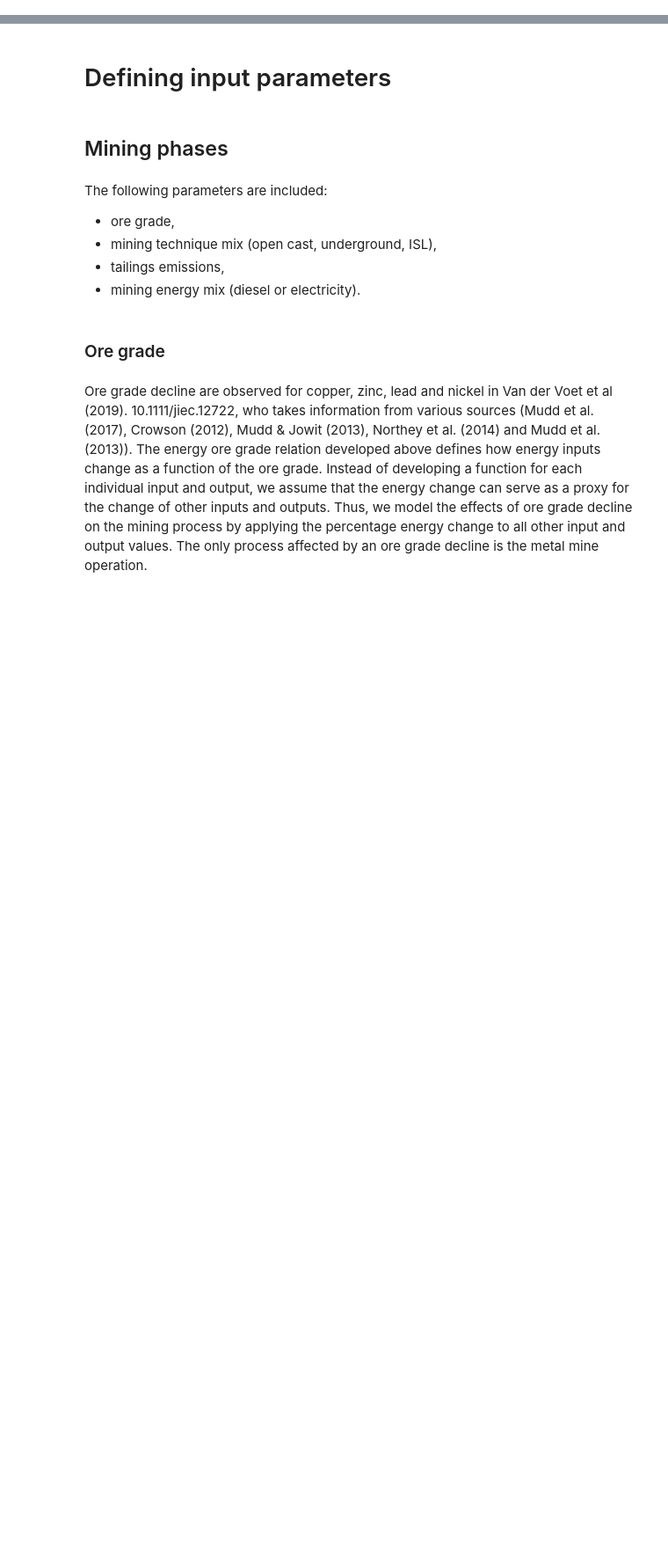
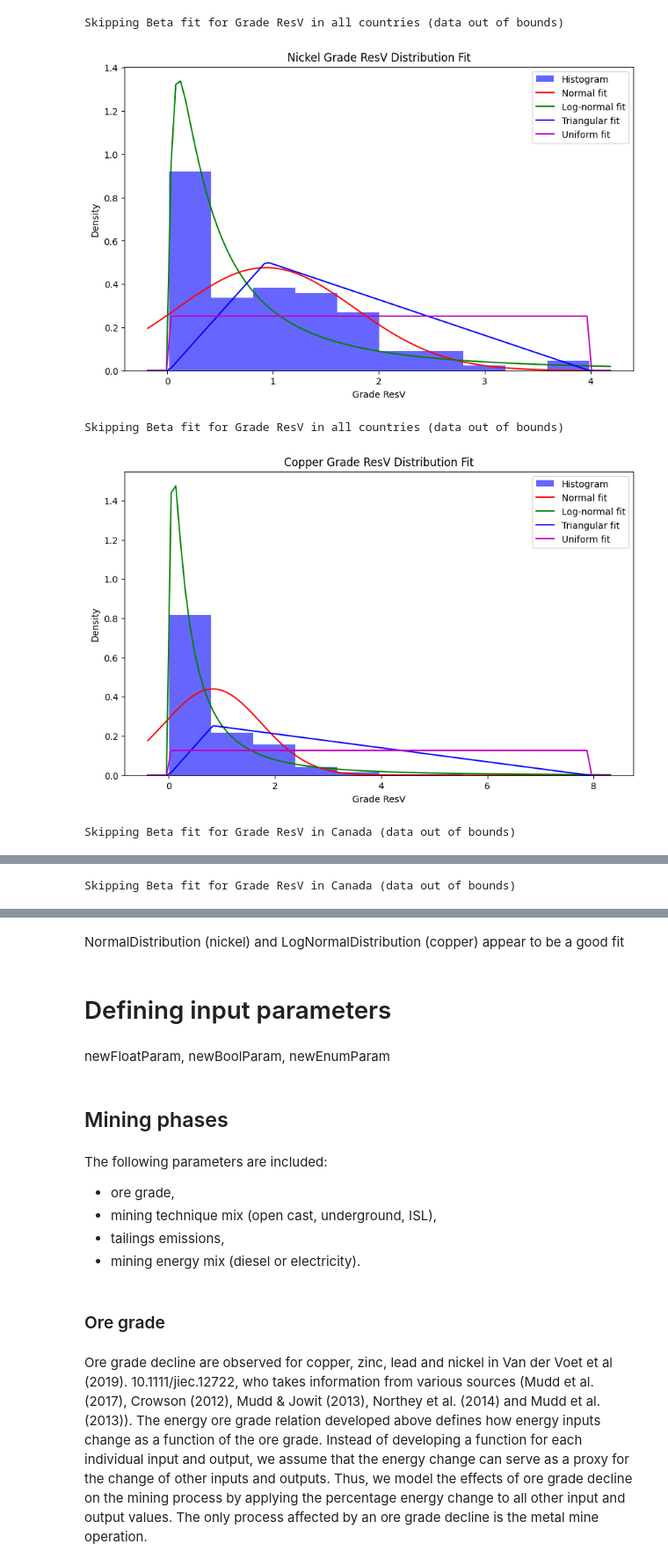
Before and after one commit to marpellan/regional_minerals_sustainability, a Jupyter notebook: 2. LCI_parametrization.ipynb, the cells around one changed output, grey strips where cells are left out. Shown at 88% size. Drawn from its saved outputs; the diff is of its cells as text; code cells hidden in the pictures; blank space fills up the shorter version.

Commit message:
Continue with regioinvent Progress with lca algebraic Ore grade WIP

```diff
--- a/2. LCI_parametrization.ipynb
+++ b/2. LCI_parametrization.ipynb
@@ -39,0 +60,3 @@ resetParams()
+# %%
+df_nickel = pd.read_excel(r'data/data_metals_pellan.xlsx', sheet_name='Mudd2014_ni')
+df_copper = pd.read_excel(r'data/data_metals_pellan.xlsx', sheet_name='Mudd2018_cop')
@@ -39,0 +121,12 @@ resetParams()
+# %%
+# Using the function for Nickel and Copper grades for all regions and Canada
+nickel_resv = plot_grade_statistics(df_nickel, 'Grade ResV', 'Nickel')
+copper_resv = plot_grade_statistics(df_copper, 'Grade ResV', 'Copper')
+nickel_resv_can = plot_grade_statistics(df_nickel, 'Grade ResV', 'Nickel', country='Canada')
+copper_resv_can = plot_grade_statistics(df_copper, 'Grade ResV', 'Copper', country='Canada')
+
+# Concatenate dfs
+og_stat = pd.concat([nickel_resv, copper_resv, nickel_resv_can,copper_resv_can ], ignore_index=True)
+
+# Display the concatenated summary DataFrame
+og_stat
@@ -39,0 +283,36 @@ resetParams()
+# %%
+# Helper function to convert K-S test results into a DataFrame for easier analysis
+def extract_results_to_df(results, mineral, grade_column, country=None):
+    extracted_data = []
+    for dist_name, result in results.items():
+        extracted_data.append({
+            'Mineral': mineral,
+            'Grade Column': grade_column,
+            'Country': country if country else 'All',
+            'Distribution': dist_name,
+            'Statistic': result.statistic,
+            'P-value': result.pvalue
+        })
+    return pd.DataFrame(extracted_data)
+# %%
+distrib_nickel_resv = fit_and_test_distributions(df_nickel, 'Grade ResV', mineral='Nickel')
+distrib_copper_resv = fit_and_test_distributions(df_copper, 'Grade ResV', mineral='Copper')
+distrib_nickel_resv_can = fit_and_test_distributions(df_nickel, 'Grade ResV', country="Canada", mineral='Nickel')
+distrib_copper_resv_can = fit_and_test_distributions(df_copper, 'Grade ResV', country="Canada", mineral='Copper')
+
+# Collect all results into DataFrames if results exist
+results_dfs = []
+if distrib_nickel_resv: results_dfs.append(extract_results_to_df(distrib_nickel_resv, 'Nickel', 'Grade ResV'))
+if distrib_copper_resv: results_dfs.append(extract_results_to_df(distrib_copper_resv, 'Copper', 'Grade ResV'))
+if distrib_nickel_resv_can: results_dfs.append(extract_results_to_df(distrib_nickel_resv_can, 'Nickel', 'Grade ResV', country='Canada'))
+if distrib_copper_resv_can: results_dfs.append(extract_results_to_df(distrib_copper_resv_can, 'Copper', 'Grade ResV', country='Canada'))
+
+# Combine all results into a single DataFrame
+df_all_ks_test_results = pd.concat(results_dfs, ignore_index=True)
+df_all_ks_test_results
+# %% [output]
+Skipping Beta fit for Grade ResV in all countries (data out of bounds)
+[figure, added]
+Skipping Beta fit for Grade ResV in all countries (data out of bounds)
+[figure, added]
+Skipping Beta fit for Grade ResV in Canada (data out of bounds)
@@ -39,0 +320 @@ resetParams()
+Skipping Beta fit for Grade ResV in Canada (data out of bounds)
@@ -39,0 +339,2 @@ resetParams()
+# %% [markdown]
+NormalDistribution (nickel) and LogNormalDistribution (copper) appear to be a good fit
@@ -40,5 +347,7 @@ resetParams()
 # %% [markdown]
 # Defining input parameters
+# %% [markdown]
+newFloatParam, newBoolParam, newEnumParam
 # %% [markdown]
 ## Mining phases
 # %% [markdown]
```
Also changed, not shown: parts of 49 cells of this notebook, 16 other files.
